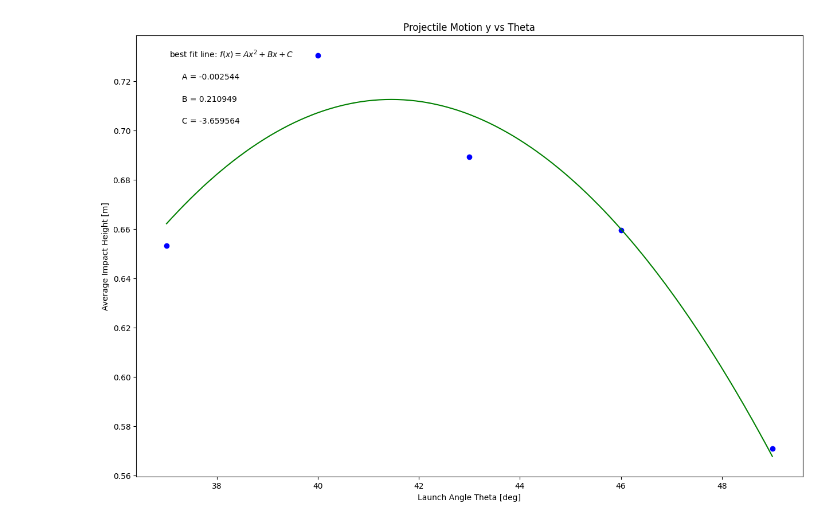
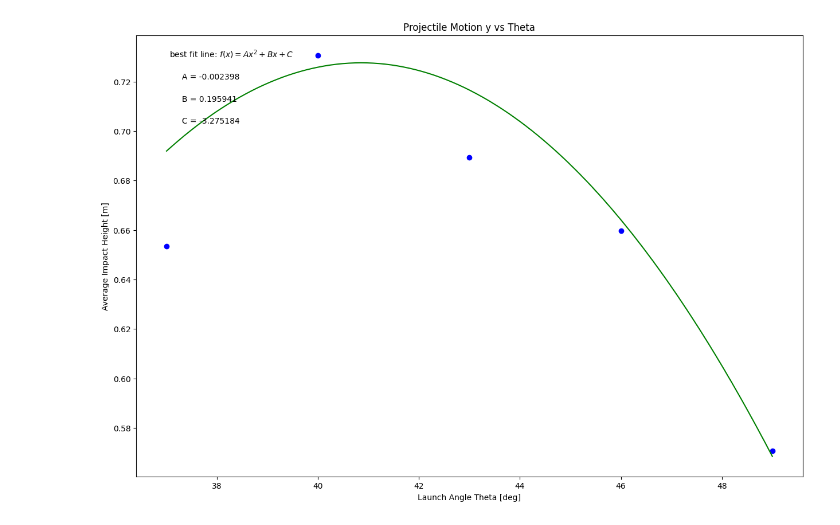
Before and after one commit to lukemoxon/physics-lab, a Jupyter notebook: Copy_of_PROJECTILE_MOTION_ONLY_plotting_template.ipynb, the cells around one changed output. Drawn from its saved outputs; the diff is of its cells as text; code cells hidden in the pictures.

```diff
--- a/Copy_of_PROJECTILE_MOTION_ONLY_plotting_template.ipynb
+++ b/Copy_of_PROJECTILE_MOTION_ONLY_plotting_template.ipynb
@@ -20,7 +20,7 @@ angles = np.array([37, 40, 43, 46, 49]) #Launch angles degrees   <-----
 
 yAVG = np.array([0.6534, 0.7306, 0.6894, 0.6596, 0.5708]) #average height in meters   <-----
 
-dy = np.array([0.01, 0.01, 0.01, 0.01, 0.01])                   #uncertainties in meters                 <-----
+dy = np.array([0.477, 2.165, 0.748, 0.72, 1.273])                   #uncertainties in meters                 <-----
 
 #Re-assign variables as x, y, dy so that the remaining plotting code may remain generic
 #UPDATE VARIABLE NAMES (ON RHS OF EACH EQUAL SIGN) TO MATCH VARIABLE NAMES FOR DATA ABOVE
@@ -42,31 +42,31 @@ y_label= 'Average Impact Height [m]'
 #size the plot
 plt.figure(figsize=(15,10))
 
 #create scatter plot
 plt.scatter(x, y, color='blue', marker='o')
 
 #create labels
 plt.xlabel(x_label)
 plt.ylabel(y_label)
 plt.title(plot_title)
 
 #fitting to a 2nd degree polynomial
 c,b,a=np.polynomial.polynomial.polyfit(x,y,2,w=dy)
 
 #Annotate with values of A, B, C from best fit polynomial
 plt.annotate('best fit line: $f(x)=Ax^2+Bx+C$',(0.05, 0.95), xycoords='axes fraction')
 
 plt.annotate('     A = {:.6f}'.format(a),(0.05, 0.9), xycoords='axes fraction')
 
 plt.annotate('     B = {:.6f}'.format(b),(0.05, 0.85), xycoords='axes fraction')
 
 plt.annotate('     C = {:.6f}'.format(c),(0.05, 0.8), xycoords='axes fraction')
 
 #Create fit line
 xnew = np.linspace(x.min(), x.max(), 300)
 fit = a*xnew**2 + b*xnew +c
 
 plt.plot(xnew, fit, color='green')
 plt.show()
 # %% [output]
-[figure, old version]
+[figure, new version]
```
